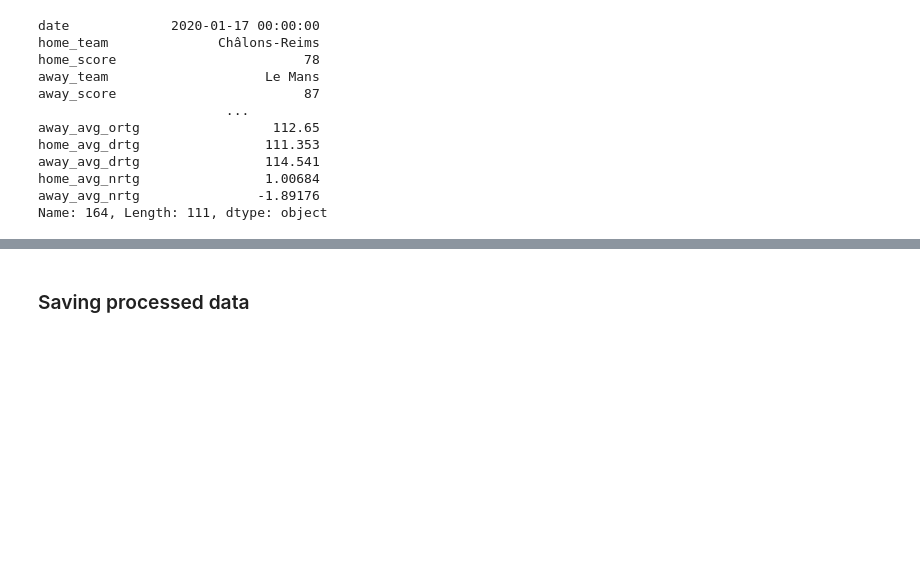
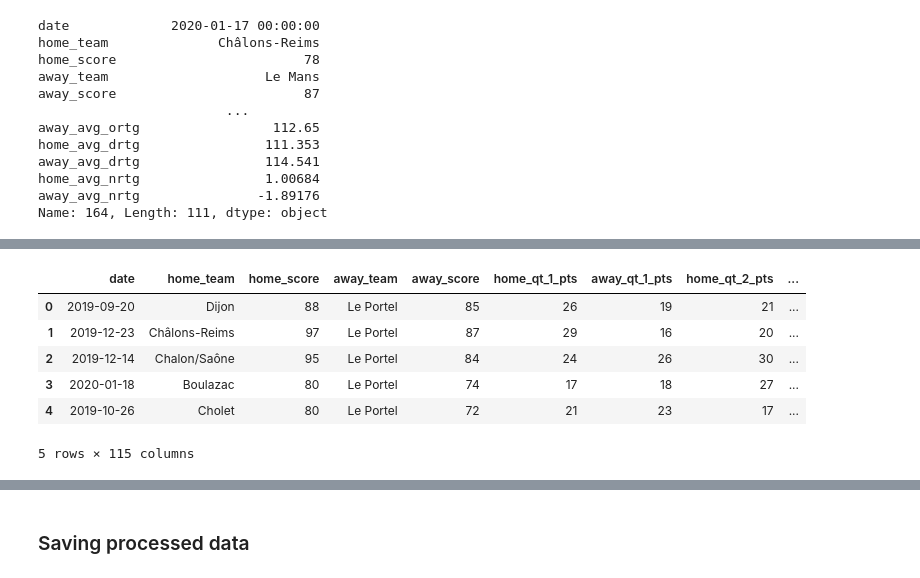
Before and after one commit to LouisAuneau/MISC-basketball-prediction, a Jupyter notebook: data_preparation.ipynb, the cells around one changed output, grey strips where cells are left out. Cells and saved outputs as stored; diff of their text form; code cells hidden in the pictures; blank space fills up the shorter version.

Commit message:
add budget/salary mass data into dataset + classification target variable

```diff
--- a/data_preparation.ipynb
+++ b/data_preparation.ipynb
@@ -233,0 +236,5 @@ Name: 164, Length: 111, dtype: object
+# %%
+budgets = pd.read_csv('data/budgets.csv')
+budgets = budgets[budgets['season'] == '2019-2020']
+budgets = budgets.drop(columns=['season', 'rank', 'rank.1'])
+budgets.head()
@@ -233,0 +248,18 @@ Name: 164, Length: 111, dtype: object
+# %%
+raw_data = pd.merge(raw_data, budgets, left_on='home_team', right_on='team', how='inner') \
+    .drop(columns=['team']) \
+    .rename({'budget': 'home_team_budget', 'salary_mass': 'home_team_salary_mass'}, axis='columns')
+
+raw_data = pd.merge(raw_data, budgets, left_on='away_team', right_on='team', how='inner') \
+    .drop(columns=['team']) \
+    .rename({'budget': 'away_team_budget', 'salary_mass': 'away_team_salary_mass'}, axis='columns')
+
+raw_data.head()
+# %% [output]
+|  | date | home_team | home_score | away_team | away_score | home_qt_1_pts | away_qt_1_pts | home_qt_2_pts | ... |
+| 0 | 2019-09-20 | Dijon | 88 | Le Portel | 85 | 26 | 19 | 21 | ... |
+| 1 | 2019-12-23 | Châlons-Reims | 97 | Le Portel | 87 | 29 | 16 | 20 | ... |
+| 2 | 2019-12-14 | Chalon/Saône | 95 | Le Portel | 84 | 24 | 26 | 30 | ... |
+| 3 | 2020-01-18 | Boulazac | 80 | Le Portel | 74 | 17 | 18 | 27 | ... |
+| 4 | 2019-10-26 | Cholet | 80 | Le Portel | 72 | 21 | 23 | 17 | ... |
+5 rows × 115 columns
```
Also changed, not shown: parts of 4 cells of this notebook, 3 other files.
